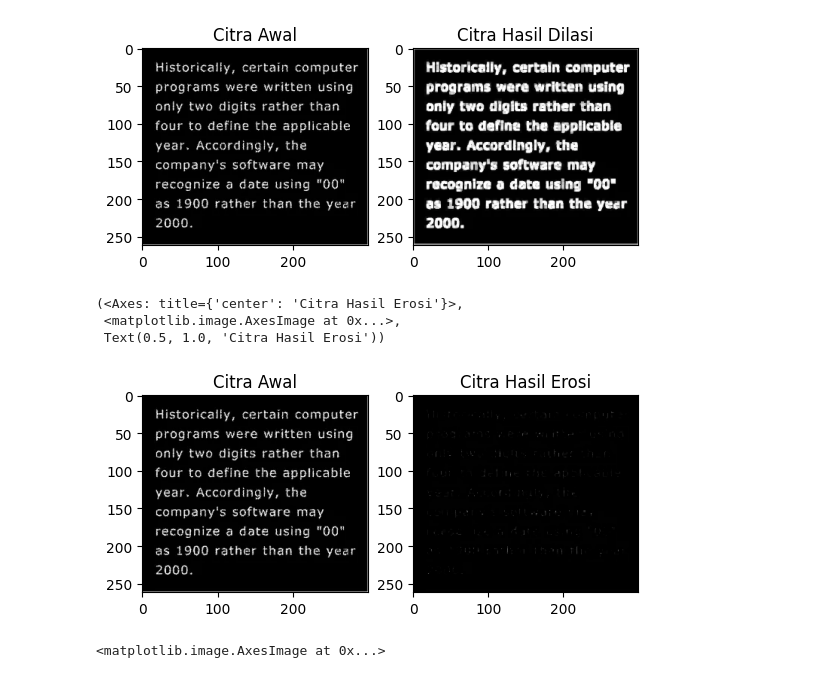
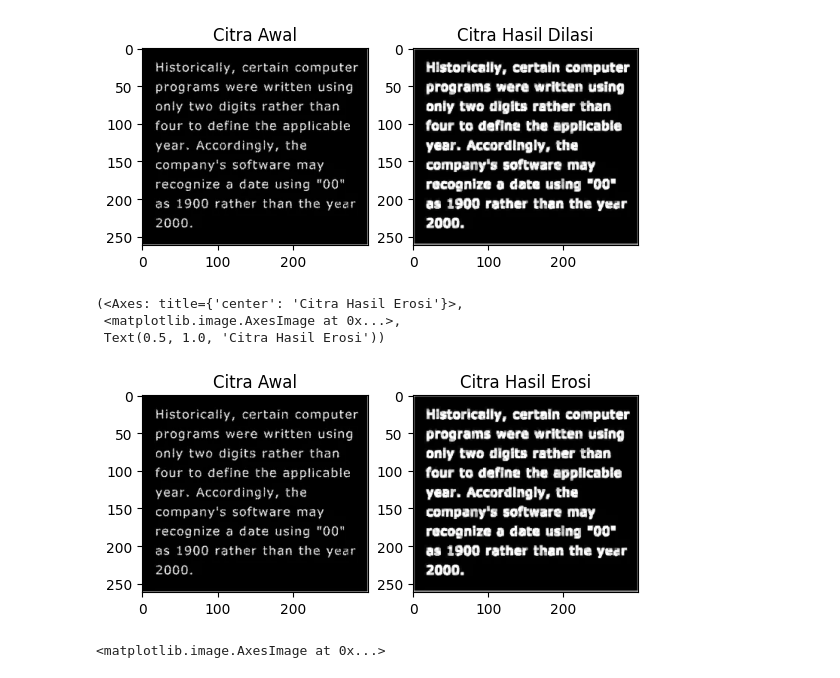
Before and after one commit to novita824/PCVK_Genap_2023, a Jupyter notebook: Week9.ipynb, the cells around one changed output. Cells and saved outputs as stored; diff of their text form; code cells hidden in the pictures.

```diff
--- a/Week9.ipynb
+++ b/Week9.ipynb
@@ -30,15 +30,15 @@ plt.subplot(122),plt.imshow(dilation),plt.title("Citra Hasil Dilasi")
 [figure]
 # %%
 kernel = np.ones((3,3), np.uint8)
-erosion = cv2.erode(img, kernel, iterations = 1)
+erosion = cv2.morphologyEx(img, cv2.MORPH_DILATE, kernel)
 
 plt.subplot(121),plt.imshow(img),plt.title("Citra Awal")
 plt.subplot(122),plt.imshow(erosion),plt.title("Citra Hasil Erosi")
 # %% [output]
 (<Axes: title={'center': 'Citra Hasil Erosi'}>,
  <matplotlib.image.AxesImage at 0x...>,
  Text(0.5, 1.0, 'Citra Hasil Erosi'))
-[figure, old version]
+[figure, new version]
 # %%
 img = cv2.imread('/content/drive/MyDrive/PCVK(gambar)/j.png')
 plt.imshow(img)
```
Also changed, not shown: parts of 6 cells of this notebook.
